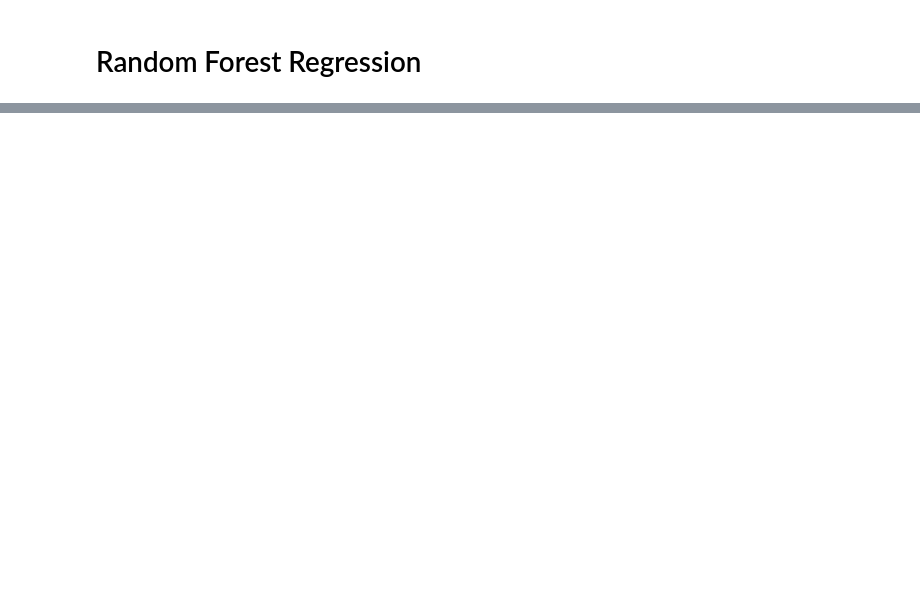
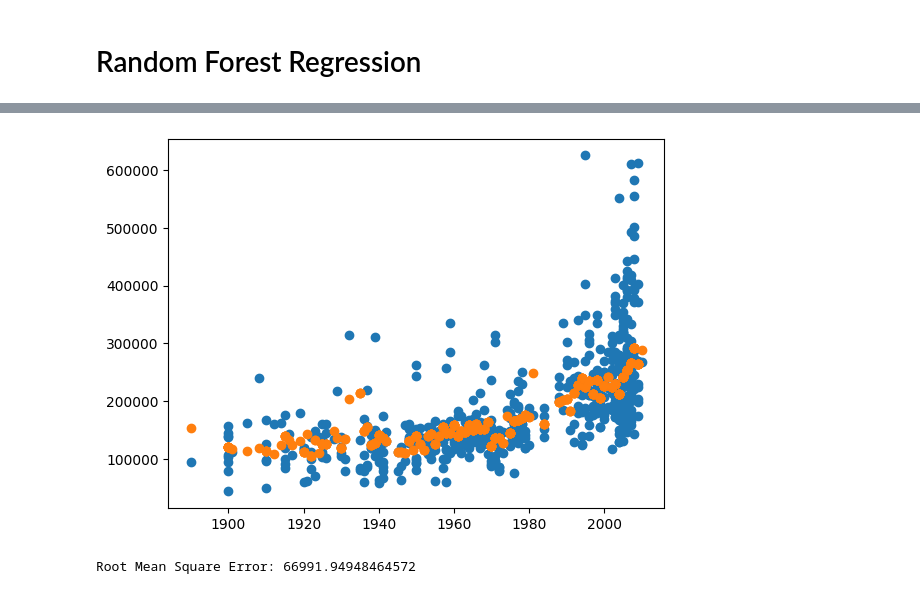
Before and after one commit to sigve10/Machine-Learning-Asssignment-1-Group-5, a Jupyter notebook: Assignment_1.ipynb, the cells around one changed output, grey strips where cells are left out. Cells and saved outputs as stored; diff of their text form; code cells hidden in the pictures; blank space fills up the shorter version.

Commit message:
Added random forest regressor

```diff
--- a/Assignment_1.ipynb
+++ b/Assignment_1.ipynb
@@ -133,0 +218,21 @@ print(f"Root Mean Square Error: {lin_rmse}")
+# %%
+from sklearn.ensemble import RandomForestRegressor
+
+forest_reg = RandomForestRegressor(random_state=42)
+x_axis = dataset[["Year Built"]]
+y_axis = dataset[["SalePrice"]]
+
+x_train, x_test, y_train, y_test = train_test_split(x_axis, y_axis, test_size=0.2, random_state=42)
+forest_reg.fit(x_train, y_train)
+
+y_pred = forest_reg.predict(x_test)
+
+plot.scatter(x_test, y_test)
+plot.scatter(x_test, y_pred)
+plot.show()
+lin_mse = mean_squared_error(y_test, y_pred)
+lin_rmse = np.sqrt(lin_mse)
+print(f"Root Mean Square Error: {lin_rmse}")
+# %% [output]
+[figure, added]
+Root Mean Square Error: 66991.94948464572
```
Also changed, not shown: parts of 9 cells of this notebook.
